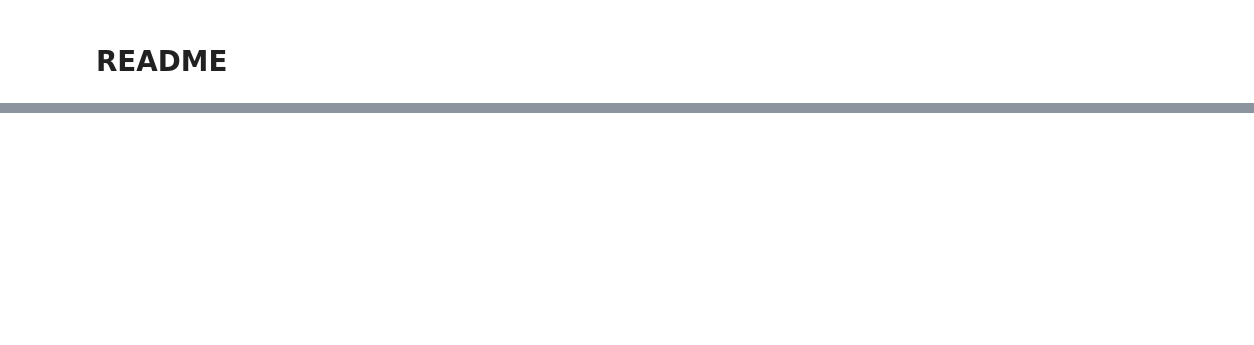
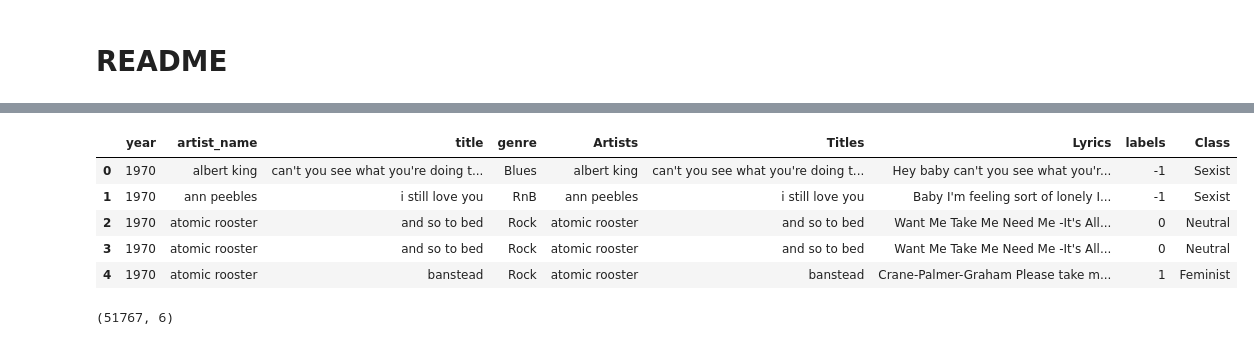
Before and after one commit to axnyang/CS401, a Jupyter notebook: msd_labelling.ipynb, the cells around one changed output, grey strips where cells are left out. Saved outputs shown, nothing was run; the diff lists cells and outputs as text; code cells hidden in the pictures; blank space fills up the shorter version.

```diff
--- a/msd_labelling.ipynb
+++ b/msd_labelling.ipynb
@@ -191,9 +274,18 @@ msd_lyrics_dataframe.head()
 # %%
-Final_with_track_id = pd.merge(year_artist_title_genre, msd_lyrics_dataframe,  how='inner', left_on=['artist_name','title'],
+Final_with_track_id = pd.merge(year_artist_name_title_genre, msd_lyrics_dataframe,  how='inner', left_on=['artist_name','title'],
                  right_on = ['Artists','Titles'])
 Final_with_track_id.head()
+# %% [output]
+|  | year | artist_name | title | genre | Artists | Titles | Lyrics | labels | Class |
+| 0 | 1970 | albert king | can't you see what you're doing t... | Blues | albert king | can't you see what you're doing t... | Hey baby can't you see what you'r... | -1 | Sexist |
+| 1 | 1970 | ann peebles | i still love you | RnB | ann peebles | i still love you | Baby I'm feeling sort of lonely I... | -1 | Sexist |
+| 2 | 1970 | atomic rooster | and so to bed | Rock | atomic rooster | and so to bed | Want Me Take Me Need Me -It's All... | 0 | Neutral |
+| 3 | 1970 | atomic rooster | and so to bed | Rock | atomic rooster | and so to bed | Want Me Take Me Need Me -It's All... | 0 | Neutral |
+| 4 | 1970 | atomic rooster | banstead | Rock | atomic rooster | banstead | Crane-Palmer-Graham Please take m... | 1 | Feminist |
 # %%
 Final_with_track_id = Final_with_track_id.drop(columns=['Artists','Titles', 'Lyrics'])#,inplace=True)
 Final_with_track_id.shape
+# %% [output]
+(51767, 6)
 # %%
 Final_with_track_id.to_csv('Final_With_Track_ID.csv')
```
Also changed, not shown: parts of 15 cells of this notebook, 3 other files.
